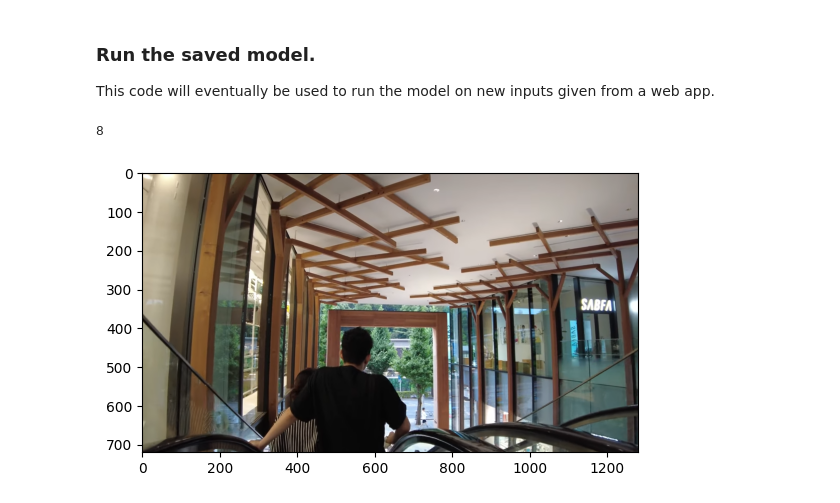
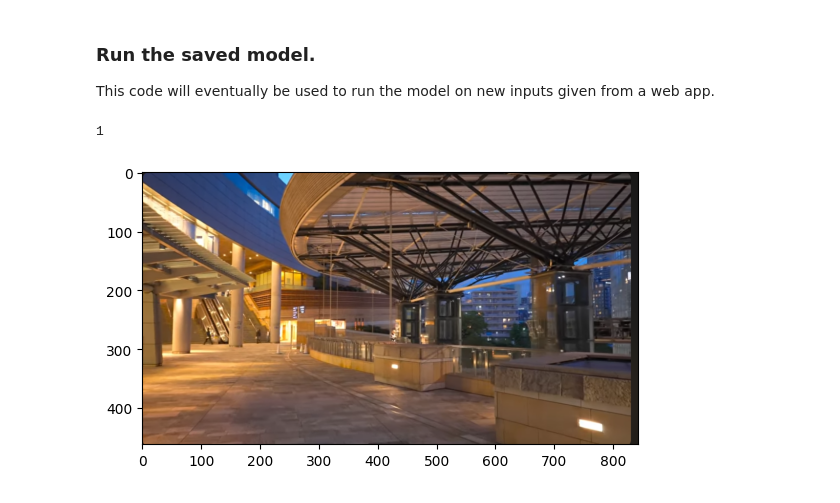
Before and after one commit to cjvillar/tf-image-train-workbook, a Jupyter notebook: run_model.ipynb, the cells around one changed output. Cells and saved outputs as stored; diff of their text form; code cells hidden in the pictures.

```diff
--- a/run_model.ipynb
+++ b/run_model.ipynb
@@ -12,20 +53,23 @@ import os
 # %%
-# set the path to your dataset
-test_dir = './image_scrape_code/test_images'
+#Load Images
 
-# append dir and folder name into a list
+test_dir = './test_images'
+
 test_image_files = [
     os.path.join(test_dir, filename)
     for filename in os.listdir(test_dir)
     if filename.endswith((".jpg", ".png", ".gif"))
 ]
+
 print(len(test_image_files))
 # %% [output]
-8
+1
 # %%
-image = test_image_files[4]
-img = cv2.imread(image)
-plt.imshow(cv2.cvtColor(img,cv2.COLOR_BGR2RGB))
+#Display Image
+image_path = test_image_files[0]
+
+img = cv2.imread(image_path)
+plt.imshow(cv2.cvtColor(img, cv2.COLOR_BGR2RGB))
 plt.show()
 # %% [output]
-[figure, old version]
+[figure, new version]
```
Also changed, not shown: parts of 11 cells of this notebook, 32 other files.
